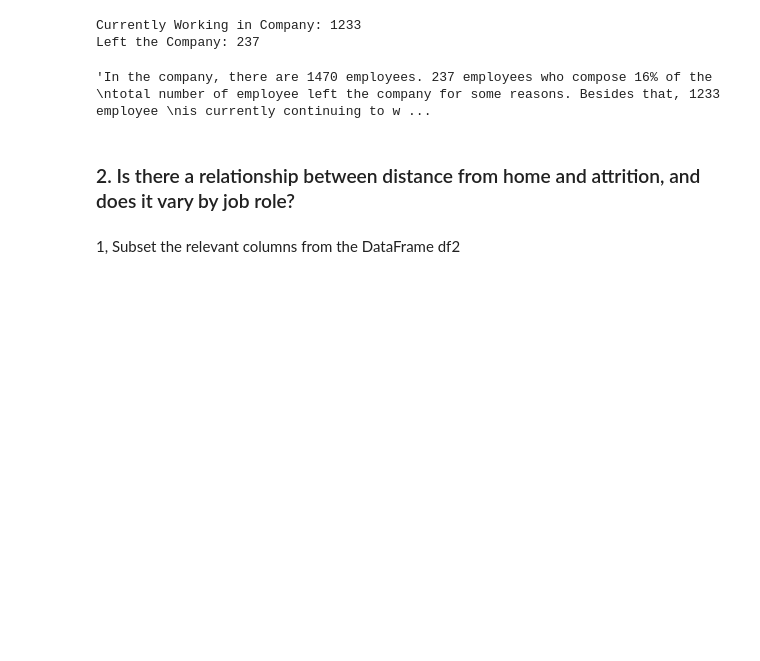
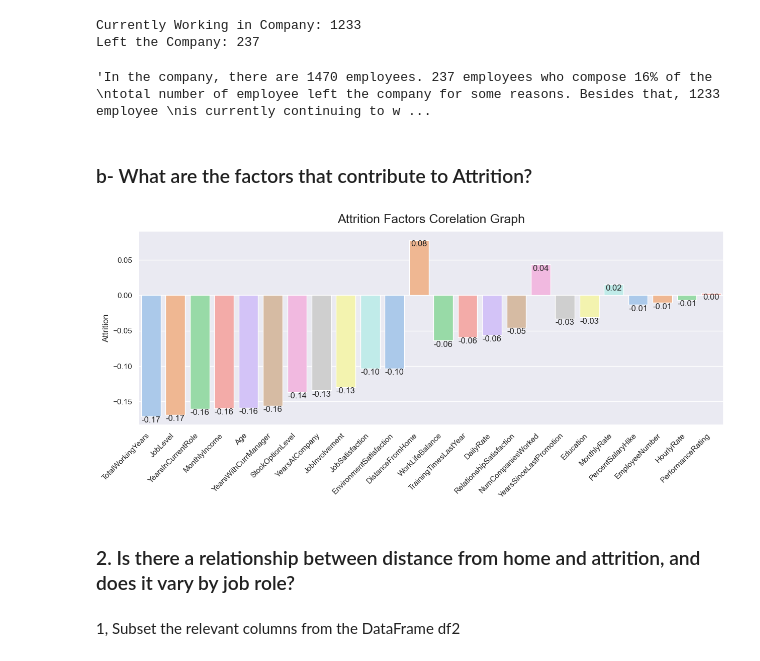
Before and after one commit to KursaDSc/IBM-HR-Analytics-Employee-Attrition, a Jupyter notebook: Updated_main.ipynb, the cells around one changed output. Saved outputs shown, nothing was run; the diff lists cells and outputs as text; code cells hidden in the pictures; blank space fills up the shorter version.

```diff
--- a/Updated_main.ipynb
+++ b/Updated_main.ipynb
@@ -191,7 +191,7 @@ Name: Attrition, Length: 1470, dtype: int64
 #### Drop useless
 # %%
 # Drop useless features and rename the dataframe
-df2 = df.drop(labels = ['Over18','StandardHours','EmployeeCount'], axis = 1)
+df2 = df.drop(labels = uniformed_columns, axis = 1)
 # %% [markdown]
 #### Change Object types to categories
 # %%
@@ -264,6 +263,26 @@ is currently continuing to work in the same company.
 Currently Working in Company: 1233
 Left the Company: 237
 'In the company, there are 1470 employees. 237 employees who compose 16% of the \ntotal number of employee left the company for some reasons. Besides that, 1233 employee \nis currently continuing to w ...
+# %% [markdown]
+### b- What are the factors that contribute to Attrition?
+# %%
+cor_attr = df2.loc[:, df2.dtypes == 'int64'].corr()[['Attrition']].sort_values(by='Attrition', ascending=False)
+
+# sorts correlation values according to their numerical magnitudes
+cor_attr = cor_attr.reindex(cor_attr['Attrition'].abs().sort_values(ascending=False).index)
+
+# Visualizing the correlations on bargraph
+plt.figure(figsize=(15, 5))
+palette = sns.color_palette('pastel', 32)
+ax = sns.barplot( x= cor_attr.index[1:], y= 'Attrition', data= cor_attr[1:], palette= palette)
+plt.xticks(rotation=45, ha='right')
+ax.set_title('Attrition Factors Corelation Graph', fontdict={'fontsize':18}, pad=12)
+
+# Show bar values
+for p in ax.patches:
+    ax.annotate(f'{p.get_height():.2f}', (p.get_x() + p.get_width() / 2., p.get_height()), ha='center', va='top')
+# %% [output]
+[figure, added]
 # %% [markdown]
 ### 2. Is there a relationship between distance from home and attrition, and does it vary by job role?
 # %% [markdown]
```
Also changed, not shown: parts of 9 cells of this notebook.
